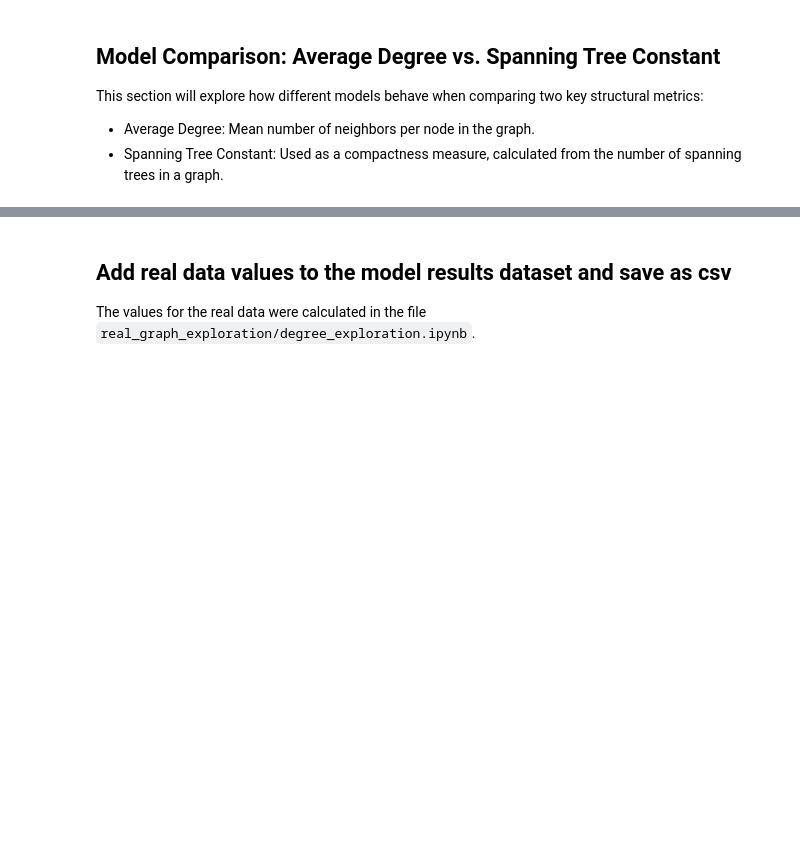
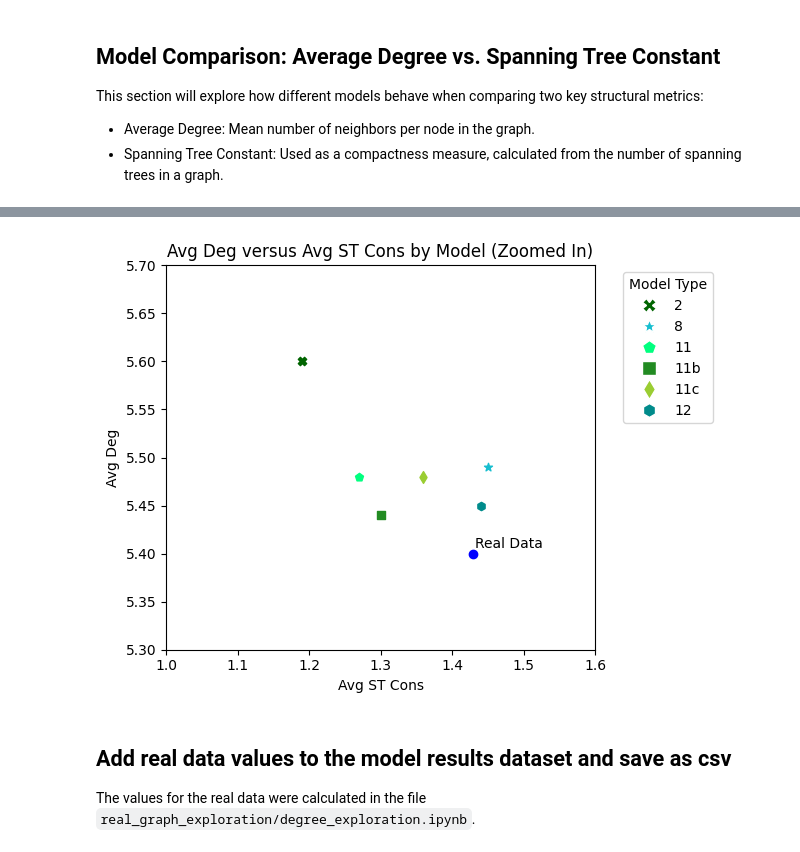
Before and after one commit to afr13dman/senior-thesis, a Jupyter notebook: visualize_models.ipynb, the cells around one changed output, grey strips where cells are left out. Saved outputs shown, nothing was run; the diff lists cells and outputs as text; code cells hidden in the pictures; blank space fills up the shorter version.

```diff
--- a/visualize_models.ipynb
+++ b/visualize_models.ipynb
@@ -119,3 +147,45 @@ plt.savefig("imgs/av_deg_st_cons_by_model_zoomed_in.png")
+# %%
+# There are six models so we will create a new dictionary with new markers that are distinct
+visible_markers = {
+    "2": "X",
+    "8": "*",
+    "11": "p",
+    "11b": "s",
+    "11c": "d",
+    "12": "h"
+}
+# %%
+# Plot all models
+for idx, row in visible_df.iterrows():
+    model_name = row["Model_Type"]
+    plt.scatter(
+        x=row["avg_st_con"],
+        y=row["avg_deg"],
+        color=visible_model_colors[model_name],
+        marker=visible_markers[model_name],
+        label=model_name
+    )
+
+# Plot Real Data
+plt.scatter(x=rd_st_cons, y=rd_avg_deg, c="blue")
+plt.annotate(f'Real Data', (rd_st_cons, rd_avg_deg), textcoords="offset pixels")
+
+# Add labels and legend
+plt.xlabel("Avg ST Cons")
+plt.ylabel("Avg Deg")
+legend_elements = [
+    Line2D([0], [0], marker=visible_markers[model], color='w',
+           label=model, markerfacecolor=visible_model_colors[model], markersize=10)
+    for model in visible_model_colors.keys()
+]
+plt.legend(handles=legend_elements, title="Model Type", bbox_to_anchor=(1.05, 1), loc='upper left')
+plt.title("Avg Deg versus Avg ST Cons by Model (Zoomed In)")
+plt.xlim(x_min, x_max)
+plt.ylim(y_min, y_max)
+plt.tight_layout()
+plt.savefig("imgs/av_deg_st_cons_by_model_zoomed_in.png")
+# %% [output]
+[figure, added]
 # %% [markdown]
 ## Add real data values to the model results dataset and save as csv
 The values for the real data were calculated in the file `real_graph_exploration/degree_exploration.ipynb`.
```
Also changed, not shown: parts of 6 cells of this notebook, 5 other files.
